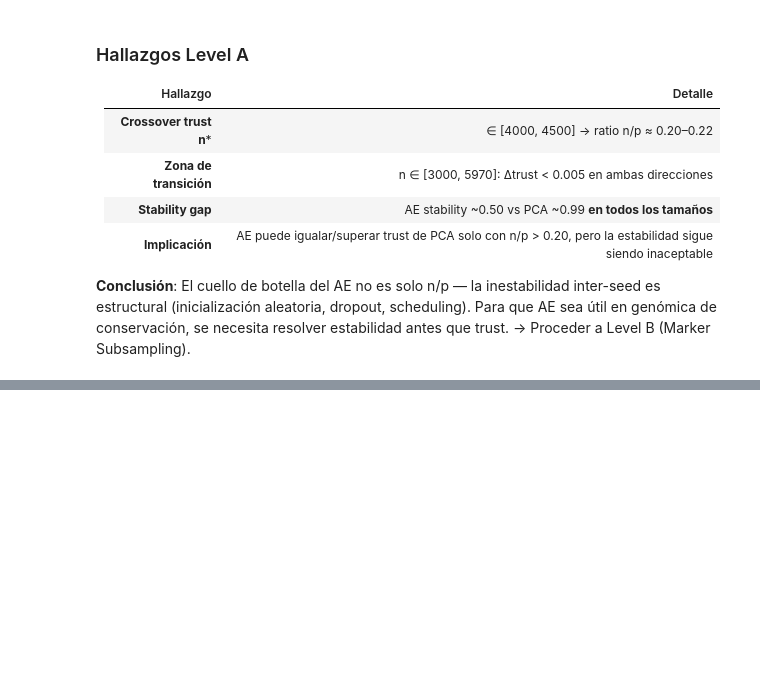
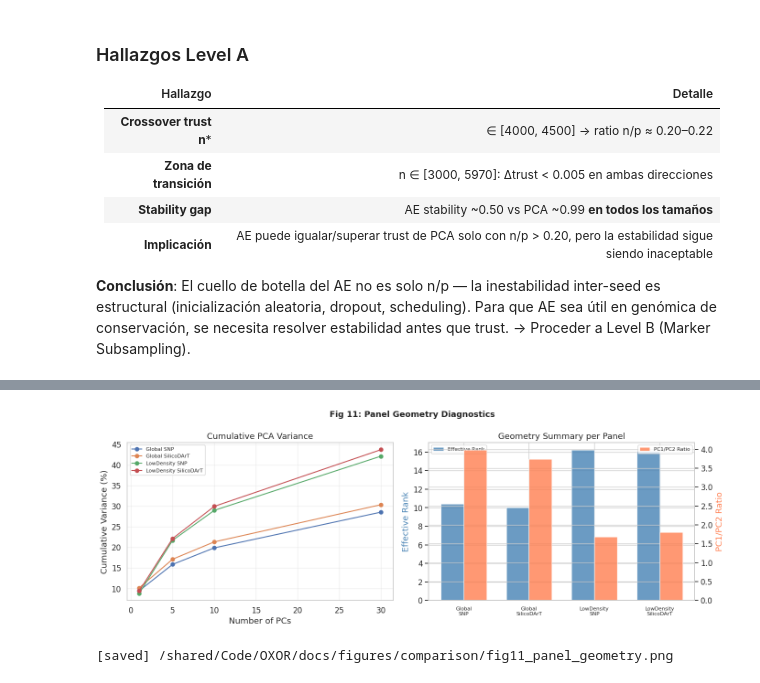
Before and after one commit to R0SEWT/GENO-MAP_Correspondence-Free-Diagnostics-for-Sweet-Potato-Diversity-Maps, a Jupyter notebook: notebooks/ae_vs_baseline.ipynb, the cells around one changed output, grey strips where cells are left out. Saved outputs shown, nothing was run; the diff lists cells and outputs as text; code cells hidden in the pictures; blank space fills up the shorter version.

```diff
--- a/notebooks/ae_vs_baseline.ipynb
+++ b/notebooks/ae_vs_baseline.ipynb
@@ -1311,0 +1370,59 @@ plt.show()
+# %%
+# ── Fig 11: PCA Variance Spectrum Comparison ──────────────────────────────
+import matplotlib.pyplot as plt
+import numpy as np
+
+# Reload full diagnostics for eigenvalue curves
+diag_full_path = ROOT / "experiments" / "diagnostics"
+panel_spectra = {}
+for ds_key in ["global_snp", "global_silico", "lowdensity_snp", "lowdensity_silico"]:
+    fp = diag_full_path / f"diagnostics_{ds_key}.json"
+    with open(fp) as f:
+        d = json.load(f)
+    panel_spectra[d["label"]] = d["pca"]
+
+fig, axes = plt.subplots(1, 2, figsize=(14, 5))
+
+# Left: cumulative variance
+ax = axes[0]
+for label, pca_info in panel_spectra.items():
+    cumvar = [pca_info["pc1_var_pct"]]
+    if "cumvar_5" in pca_info:
+        cumvar = [pca_info["pc1_var_pct"], pca_info.get("cumvar_5", 0),
+                  pca_info.get("cumvar_10", 0), pca_info.get("cumvar_30", 0)]
+        x = [1, 5, 10, 30]
+        ax.plot(x, cumvar, "o-", label=label, markersize=6)
+ax.set_xlabel("Number of PCs")
+ax.set_ylabel("Cumulative Variance (%)")
+ax.set_title("Cumulative PCA Variance")
+ax.legend(fontsize=8)
+ax.grid(True, alpha=0.3)
+
+# Right: effective rank + PC1/PC2 ratio
+ax2 = axes[1]
+panels = list(panel_spectra.keys())
+eff_ranks = [panel_spectra[p]["effective_rank"] for p in panels]
+pc1_pc2 = [panel_spectra[p]["pc1_pc2_ratio"] for p in panels]
+
+x_pos = np.arange(len(panels))
+w = 0.35
+ax2.bar(x_pos - w/2, eff_ranks, w, label="Effective Rank", color="steelblue", alpha=0.8)
+ax2_twin = ax2.twinx()
+ax2_twin.bar(x_pos + w/2, pc1_pc2, w, label="PC1/PC2 Ratio", color="coral", alpha=0.8)
+
+ax2.set_xticks(x_pos)
+ax2.set_xticklabels([p.replace(" ", "\n") for p in panels], fontsize=8)
+ax2.set_ylabel("Effective Rank", color="steelblue")
+ax2_twin.set_ylabel("PC1/PC2 Ratio", color="coral")
+ax2.set_title("Geometry Summary per Panel")
+ax2.legend(loc="upper left", fontsize=8)
+ax2_twin.legend(loc="upper right", fontsize=8)
+
+fig.suptitle("Fig 11: Panel Geometry Diagnostics", fontsize=13, fontweight="bold")
+fig.tight_layout()
+fig.savefig(FIG_DIR / "fig11_panel_geometry.png", dpi=DPI, bbox_inches="tight")
+plt.show()
+print(f"[saved] {FIG_DIR / 'fig11_panel_geometry.png'}")
+# %% [output]
+[figure, added]
+[saved] /shared/Code/OXOR/docs/figures/comparison/fig11_panel_geometry.png
```
Also changed, not shown: parts of 7 cells of this notebook, 7 other files.
